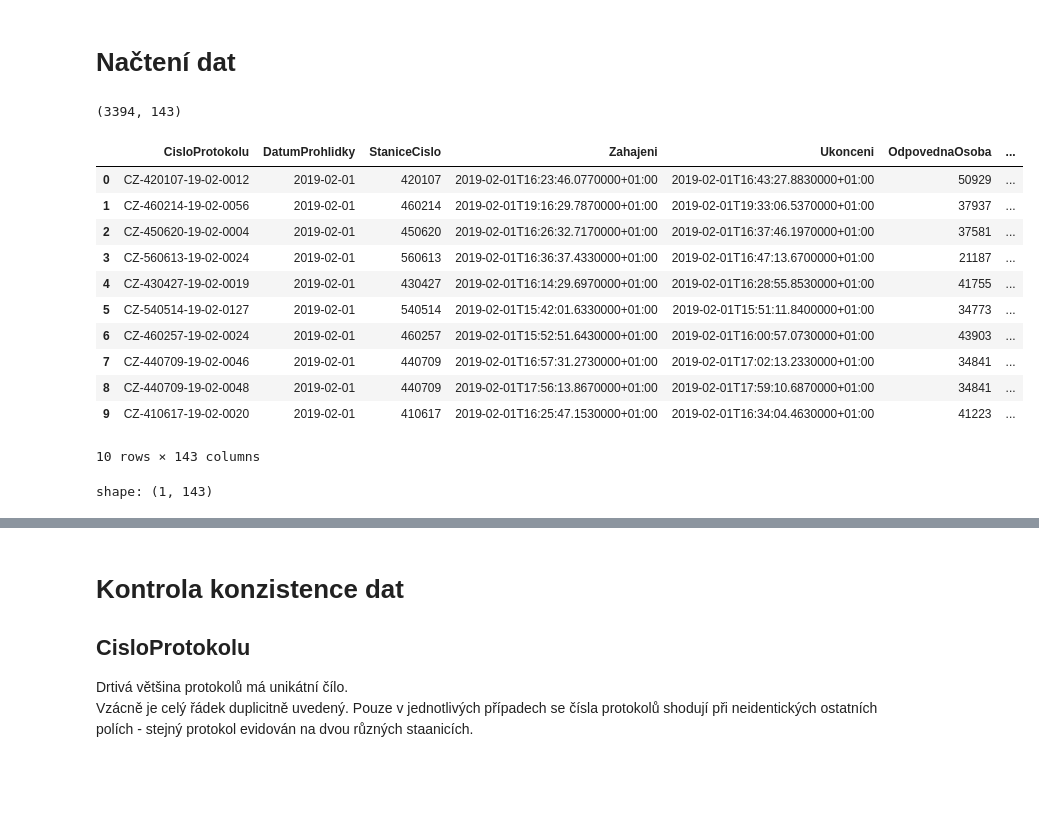
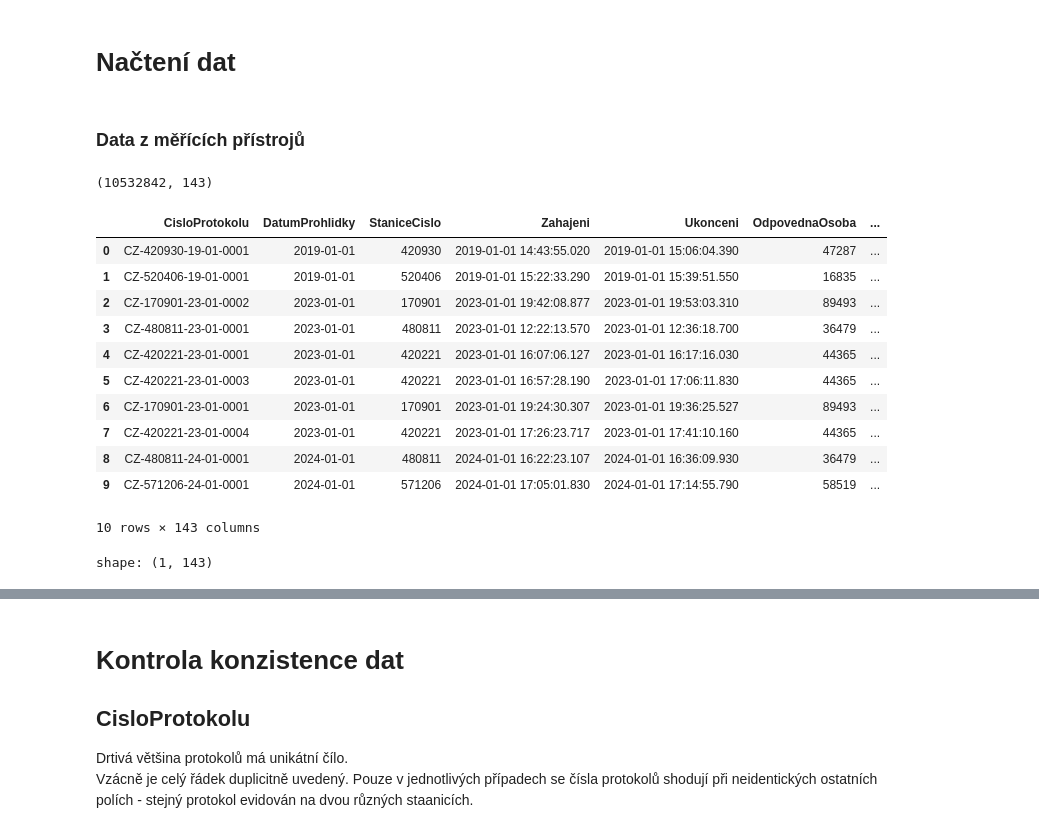
Before and after one commit to opendatalabcz/emissions-data-analysis-cz, a Jupyter notebook: kod/diesel_processing.ipynb, the cells around one changed output, grey strips where cells are left out. Cells and saved outputs as stored; diff of their text form; code cells hidden in the pictures; blank space fills up the shorter version.

```diff
--- a/kod/diesel_processing.ipynb
+++ b/kod/diesel_processing.ipynb
@@ -46,23 +46,25 @@ def display_counts(df):
         display(df.null_count().to_pandas().T.astype(pd.Int64Dtype) * (-1) + len(df))
 # %% [markdown]
 # Načtení dat
+# %% [markdown]
+### Data z měřících přístrojů
 # %%
-df_all = cast_mereni(pl.read_parquet('kod/data/data_z_mericich_pristroju/parquet/nafta_osobni', schema=nafta_schema)).sample(fraction=1.0, shuffle=True, seed=SEED)
+df_all = cast_mereni(pl.read_parquet('kod/data/data_z_mericich_pristroju/parquet/nafta_osobni', schema=nafta_schema))#.sample(fraction=1.0, shuffle=True, seed=SEED)
 short_display(df_all)
 df_all.head(1)
 # %% [output]
-(3394, 143)
+(10532842, 143)
 |  | CisloProtokolu | DatumProhlidky | StaniceCislo | Zahajeni | Ukonceni | OdpovednaOsoba | ... |
-| 0 | CZ-420107-19-02-0012 | 2019-02-01 | 420107 | 2019-02-01T16:23:46.0770000+01:00 | 2019-02-01T16:43:27.8830000+01:00 | 50929 | ... |
-| 1 | CZ-460214-19-02-0056 | 2019-02-01 | 460214 | 2019-02-01T19:16:29.7870000+01:00 | 2019-02-01T19:33:06.5370000+01:00 | 37937 | ... |
-| 2 | CZ-450620-19-02-0004 | 2019-02-01 | 450620 | 2019-02-01T16:26:32.7170000+01:00 | 2019-02-01T16:37:46.1970000+01:00 | 37581 | ... |
-| 3 | CZ-560613-19-02-0024 | 2019-02-01 | 560613 | 2019-02-01T16:36:37.4330000+01:00 | 2019-02-01T16:47:13.6700000+01:00 | 21187 | ... |
-| 4 | CZ-430427-19-02-0019 | 2019-02-01 | 430427 | 2019-02-01T16:14:29.6970000+01:00 | 2019-02-01T16:28:55.8530000+01:00 | 41755 | ... |
-| 5 | CZ-540514-19-02-0127 | 2019-02-01 | 540514 | 2019-02-01T15:42:01.6330000+01:00 | 2019-02-01T15:51:11.8400000+01:00 | 34773 | ... |
-| 6 | CZ-460257-19-02-0024 | 2019-02-01 | 460257 | 2019-02-01T15:52:51.6430000+01:00 | 2019-02-01T16:00:57.0730000+01:00 | 43903 | ... |
-| 7 | CZ-440709-19-02-0046 | 2019-02-01 | 440709 | 2019-02-01T16:57:31.2730000+01:00 | 2019-02-01T17:02:13.2330000+01:00 | 34841 | ... |
-| 8 | CZ-440709-19-02-0048 | 2019-02-01 | 440709 | 2019-02-01T17:56:13.8670000+01:00 | 2019-02-01T17:59:10.6870000+01:00 | 34841 | ... |
-| 9 | CZ-410617-19-02-0020 | 2019-02-01 | 410617 | 2019-02-01T16:25:47.1530000+01:00 | 2019-02-01T16:34:04.4630000+01:00 | 41223 | ... |
+| 0 | CZ-420930-19-01-0001 | 2019-01-01 | 420930 | 2019-01-01 14:43:55.020 | 2019-01-01 15:06:04.390 | 47287 | ... |
+| 1 | CZ-520406-19-01-0001 | 2019-01-01 | 520406 | 2019-01-01 15:22:33.290 | 2019-01-01 15:39:51.550 | 16835 | ... |
+| 2 | CZ-170901-23-01-0002 | 2023-01-01 | 170901 | 2023-01-01 19:42:08.877 | 2023-01-01 19:53:03.310 | 89493 | ... |
+| 3 | CZ-480811-23-01-0001 | 2023-01-01 | 480811 | 2023-01-01 12:22:13.570 | 2023-01-01 12:36:18.700 | 36479 | ... |
+| 4 | CZ-420221-23-01-0001 | 2023-01-01 | 420221 | 2023-01-01 16:07:06.127 | 2023-01-01 16:17:16.030 | 44365 | ... |
+| 5 | CZ-420221-23-01-0003 | 2023-01-01 | 420221 | 2023-01-01 16:57:28.190 | 2023-01-01 17:06:11.830 | 44365 | ... |
+| 6 | CZ-170901-23-01-0001 | 2023-01-01 | 170901 | 2023-01-01 19:24:30.307 | 2023-01-01 19:36:25.527 | 89493 | ... |
+| 7 | CZ-420221-23-01-0004 | 2023-01-01 | 420221 | 2023-01-01 17:26:23.717 | 2023-01-01 17:41:10.160 | 44365 | ... |
+| 8 | CZ-480811-24-01-0001 | 2024-01-01 | 480811 | 2024-01-01 16:22:23.107 | 2024-01-01 16:36:09.930 | 36479 | ... |
+| 9 | CZ-571206-24-01-0001 | 2024-01-01 | 571206 | 2024-01-01 17:05:01.830 | 2024-01-01 17:14:55.790 | 58519 | ... |
 10 rows × 143 columns
 shape: (1, 143)
 | CisloProtokolu | DatumProhlidky | StaniceCislo | Zahajeni | Ukonceni | OdpovednaOsoba | Prohlidka_CisloProtokolu | ... |
```
Also changed, not shown: parts of 9 cells of this notebook, 2 other files.
